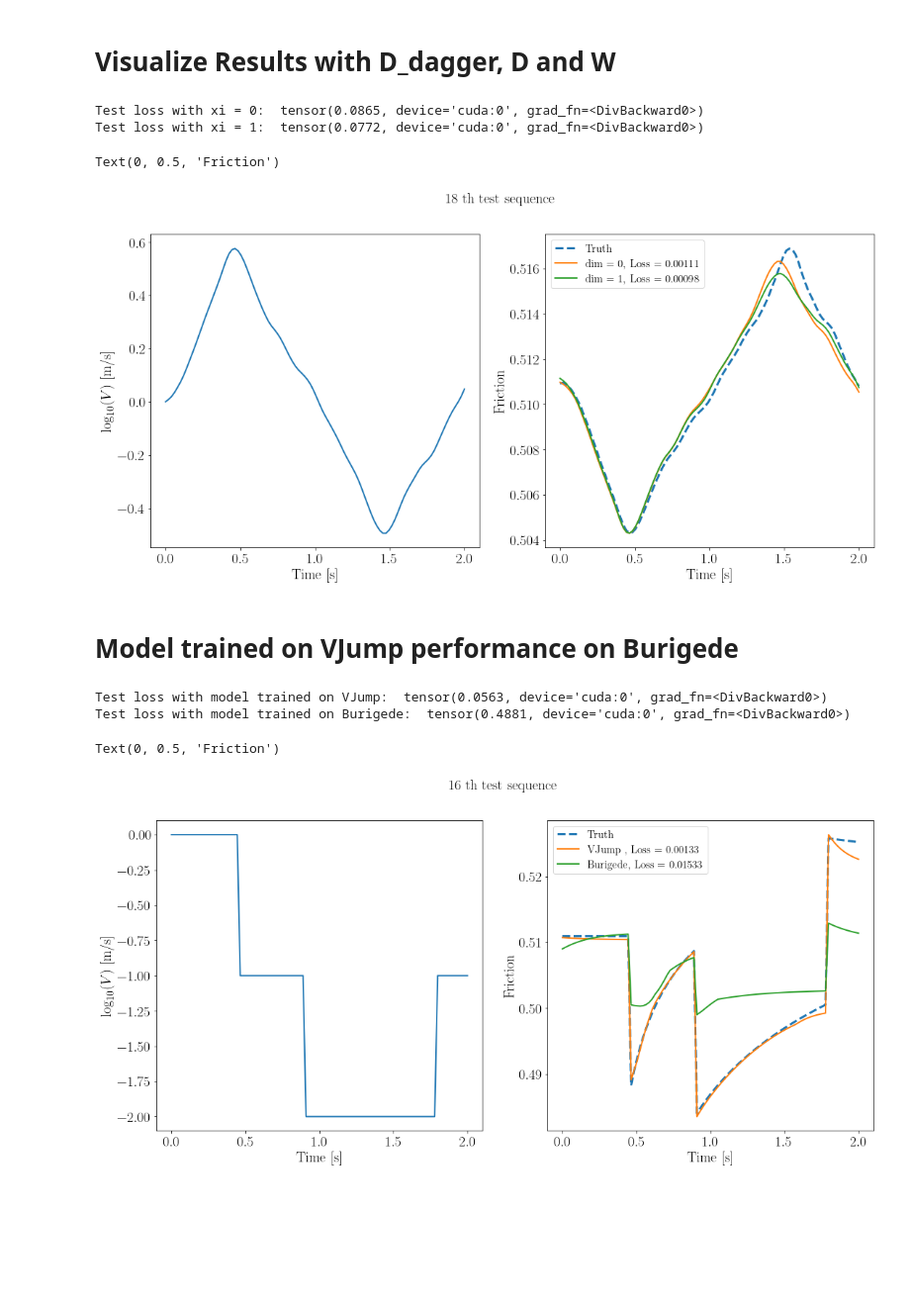
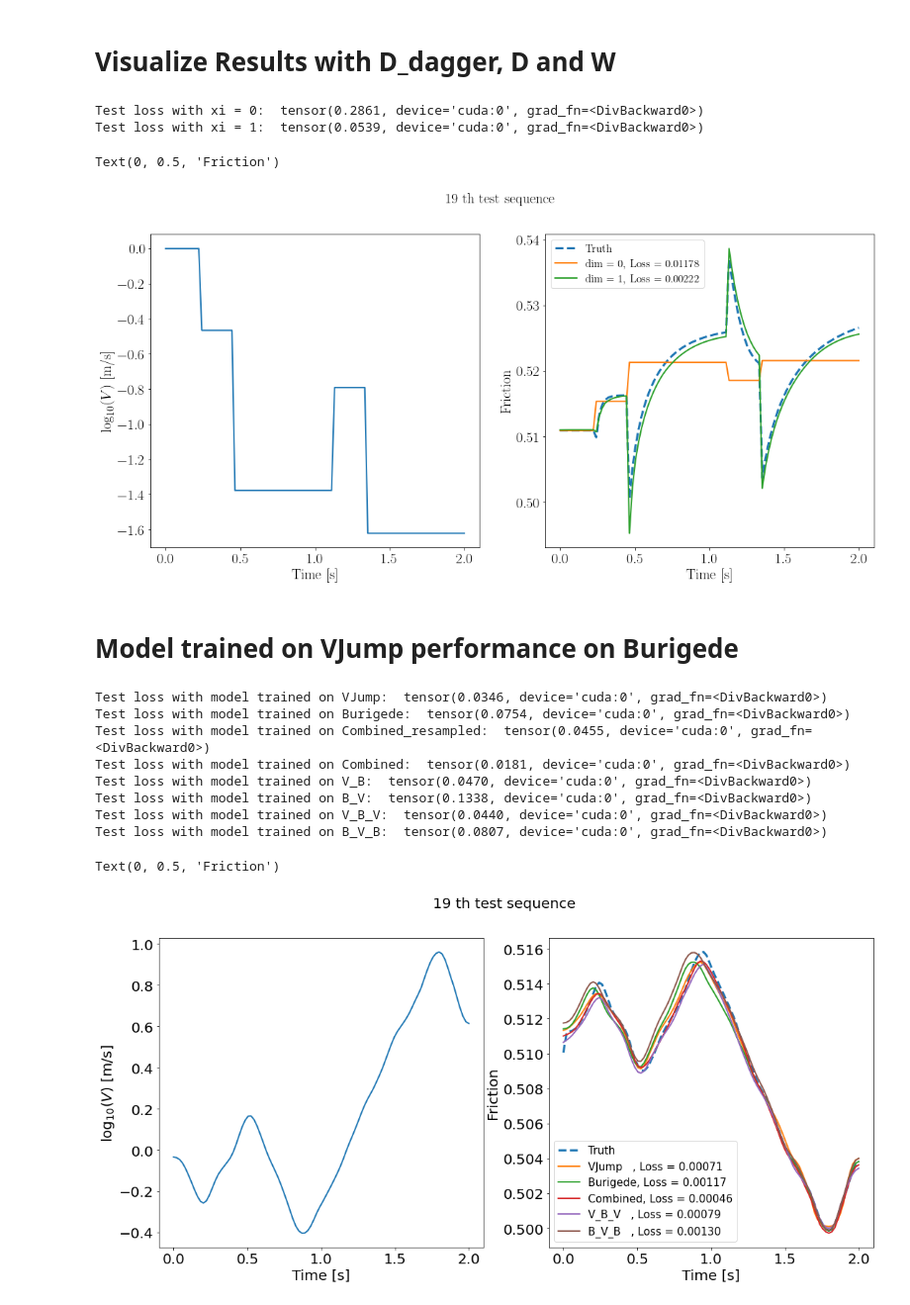
Before and after one commit to Shengduo/RateAndStateWithPotential, a Jupyter notebook: VisualizeResults.ipynb, the cells around one changed output. Shown at 99% size. Cells and saved outputs as stored; diff of their text form; code cells hidden in the pictures; blank space fills up the shorter version.

```diff
--- a/VisualizeResults.ipynb
+++ b/VisualizeResults.ipynb
@@ -39,7 +39,10 @@ Memory cached:  0.0
 # dataPrefix = "Trial1204_smallDRS_smallA"
 # dataPrefix = "Trial1204_smallDRS_Burigede"
 # dataPrefix = "Trial1215_smallDRS_smallA"
-dataPrefix = "Trial1215_smallDRS_Burigede"
+# dataPrefix = "Trial1215_smallDRS_Burigede"
+# dataPrefix = "Trial1215_combined"
+dataPrefix = "Trial0112_smallDRS_smallA"
+
 dataFile = "./data/" + dataPrefix + ".pt"
 
 shit = torch.load(dataFile)
@@ -152,8 +155,8 @@ if manipulateFlag:
 
     this_f_preds = [x for x in this_f_preds_new]
 # %% [output]
-Test loss with xi = 0:  tensor(0.0865, device='cuda:0', grad_fn=<DivBackward0>)
-Test loss with xi = 1:  tensor(0.0772, device='cuda:0', grad_fn=<DivBackward0>)
+Test loss with xi = 0:  tensor(0.2861, device='cuda:0', grad_fn=<DivBackward0>)
+Test loss with xi = 1:  tensor(0.0539, device='cuda:0', grad_fn=<DivBackward0>)
 # %%
 from matplotlib import rc
 rc('font',**{'family':'sans-serif','sans-serif':['Helvetica']})
@@ -195,13 +198,22 @@ axs[1].set_xlabel("Time [s]", fontsize=fsize)
 axs[1].set_ylabel("Friction", fontsize=fsize)
 # %% [output]
 Text(0, 0.5, 'Friction')
-[figure, old version]
+[figure, new version]
 # %% [markdown]
 # Model trained on VJump performance on Burigede
 # %%
 # Specify model and datasets
-modelPrefixs = ["Trial1215_smallDRS_smallA", "Trial1215_smallDRS_Burigede"]
-legends = ["VJump", "Burigede"]
+modelPrefixs = ["Trial0112_smallDRS_smallA",
+                "Trial0112_smallDRS_Burigede",
+                "Trial0112_combined_resampled",
+                "Trial0112_combined",
+                "Trial0112_smallA_Burigede",
+                "Trial0112_Burigede_smallA",
+                "Trial0112_smallA_Burigede_smallA",
+                "Trial0112_Burigede_smallA_Burigede",
+                ] #, "Trial0112_combined_resampled"]
+
+legends = ["VJump", "Burigede", "Combined_resampled", "Combined", "V_B", "B_V", "V_B_V", "B_V_B"]
 dataPrefix = "Trial1215_smallDRS_Burigede"
 # dataPrefix = "Trial1215_smallDRS_smallA"
 
@@ -301,39 +313,52 @@ if manipulateFlag:
 
     this_f_preds = [x for x in this_f_preds_new]
 # %% [output]
-Test loss with model trained on VJump:  tensor(0.0563, device='cuda:0', grad_fn=<DivBackward0>)
-Test loss with model trained on Burigede:  tensor(0.4881, device='cuda:0', grad_fn=<DivBackward0>)
+Test loss with model trained on VJump:  tensor(0.0346, device='cuda:0', grad_fn=<DivBackward0>)
+Test loss with model trained on Burigede:  tensor(0.0754, device='cuda:0', grad_fn=<DivBackward0>)
+Test loss with model trained on Combined_resampled:  tensor(0.0455, device='cuda:0', grad_fn=<DivBackward0>)
+Test loss with model trained on Combined:  tensor(0.0181, device='cuda:0', grad_fn=<DivBackward0>)
+Test loss with model trained on V_B:  tensor(0.0470, device='cuda:0', grad_fn=<DivBackward0>)
+Test loss with model trained on B_V:  tensor(0.1338, device='cuda:0', grad_fn=<DivBackward0>)
+Test loss with model trained on V_B_V:  tensor(0.0440, device='cuda:0', grad_fn=<DivBackward0>)
+Test loss with model trained on B_V_B:  tensor(0.0807, device='cuda:0', grad_fn=<DivBackward0>)
 # %%
 fsize = 20
+
+# Only plot certain lines
+# legends = ["VJump", "Burigede", "Combined_resampled", "Combined", "V_B", "B_V", "V_B_V", "B_V_B"]
+plotFlags = [True,    True,       False,                True,       False, False, True,    True]
 
 # Plot a fitted sequence
 def cal_Loss(f, f_targ, t, p=2):
     return torch.pow(
         torch.trapezoid(torch.pow(torch.abs(f - f_targ), p), t) / torch.trapezoid(torch.pow(torch.abs(f_targ), p), t),
         1./ p
     )
 
 idx = torch.randint(len(testDataset), (1, ))[0]
-idx = 16
+idx = 19
 fig, axs = plt.subplots(1, 2, figsize=(18, 8))
 axs[0].tick_params(axis='both', which='major', labelsize=fsize)
 axs[1].tick_params(axis='both', which='major', labelsize=fsize)
 
 fig.suptitle("{0} th test sequence".format(idx), fontsize=20)
 
 axs[0].plot(this_ts[idx, :], torch.log10(this_Vs[idx, :]), linewidth=2.0)
 axs[0].set_xlabel("Time [s]", fontsize=fsize)
 axs[0].set_ylabel("$\log_{10}(V)$ [m/s]", fontsize=fsize)
 
 axs[1].plot(this_ts[idx, :], this_fs[idx, :], '--', linewidth=3.0, label='Truth')
 
-for legend, this_f_preds_withCorrection in zip(legends, this_f_preds):
-    this_loss = cal_Loss(this_f_preds_withCorrection[idx, :], this_fs[idx, :], this_ts[idx, :])
-    axs[1].plot(this_ts[idx, :], this_f_preds_withCorrection[idx, :], linewidth=2.0, label='{0:<8}, Loss = {1:.5f}'.format(legend, this_loss))
+
+for plotFlag, legend, this_f_preds_withCorrection in zip(plotFlags, legends, this_f_preds):
+    if plotFlag:
+        this_loss = cal_Loss(this_f_preds_withCorrection[idx, :], this_fs[idx, :], this_ts[idx, :])
+        axs[1].plot(this_ts[idx, :], this_f_preds_withCorrection[idx, :], linewidth=2.0, label='{0:<8}, Loss = {1:.5f}'.format(legend, this_loss))
+
 axs[1].legend(fontsize=15)
 # axs[1].set_ylim(0.3, 0.6)
 axs[1].set_xlabel("Time [s]", fontsize=fsize)
 axs[1].set_ylabel("Friction", fontsize=fsize)
 # %% [output]
 Text(0, 0.5, 'Friction')
-[figure, old version]
+[figure, new version]
```
Also changed, not shown: parts of 1 cell of this notebook, 32 other files.
